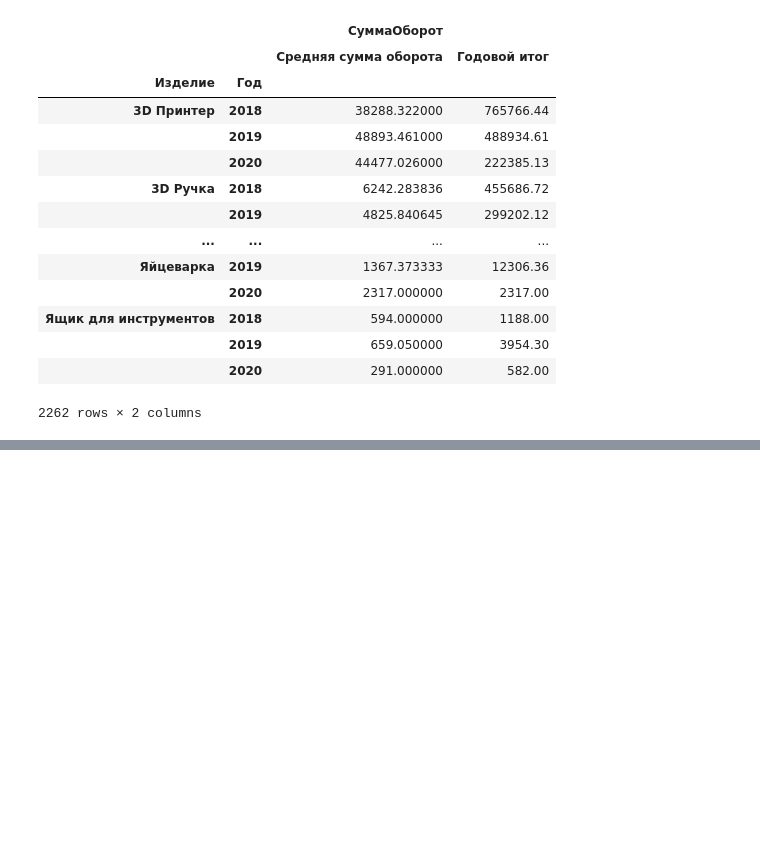
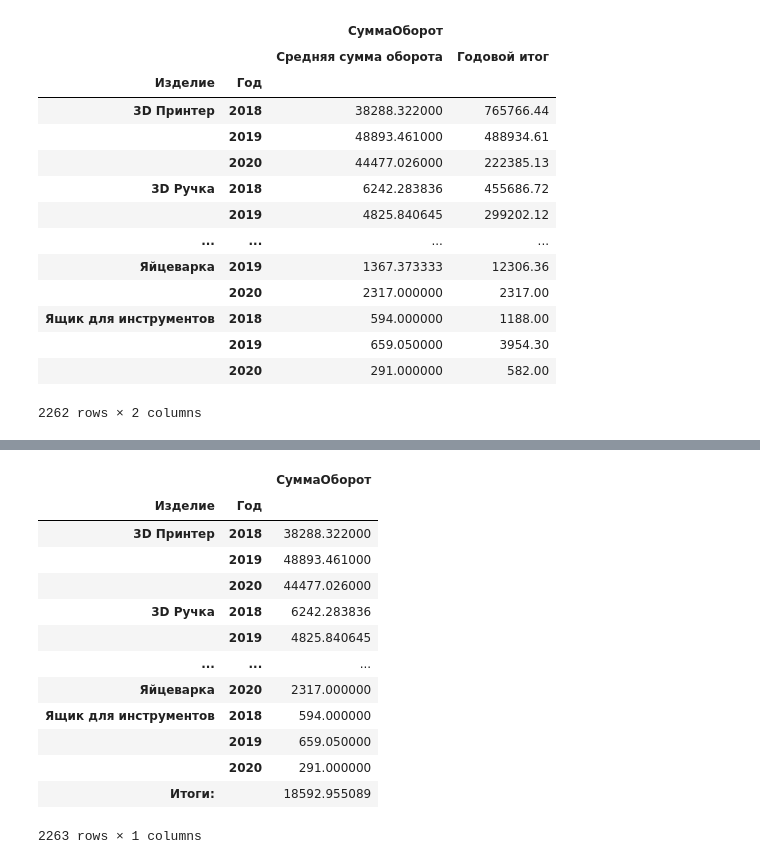
Before and after one commit to HarakaRisasi/dns_data_analysis_study, a Jupyter notebook: 3 занятие/Задание.ipynb, the cells around one changed output, grey strips where cells are left out. Cells and saved outputs as stored; diff of their text form; code cells hidden in the pictures; blank space fills up the shorter version.

```diff
--- a/3 занятие/Задание.ipynb
+++ b/3 занятие/Задание.ipynb
@@ -130,0 +143,19 @@ df.groupby(['Изделие', 'Год']).agg({'СуммаОборот': [('Ср
+# %%
+df_ = df.pivot_table(values='СуммаОборот', index=['Изделие','Год'], aggfunc='mean',
+                    margins=True, margins_name='Итоги:')
+df_
+# %% [output]
+|  |  | СуммаОборот |
+| Изделие | Год |  |
+| 3D Принтер | 2018 | 38288.322000 |
+|  | 2019 | 48893.461000 |
+|  | 2020 | 44477.026000 |
+| 3D Ручка | 2018 | 6242.283836 |
+|  | 2019 | 4825.840645 |
+| ... | ... | ... |
+| Яйцеварка | 2020 | 2317.000000 |
+| Ящик для инструментов | 2018 | 594.000000 |
+|  | 2019 | 659.050000 |
+|  | 2020 | 291.000000 |
+| Итоги: |  | 18592.955089 |
+2263 rows × 1 columns
```
Also changed, not shown: parts of 2 cells of this notebook.
